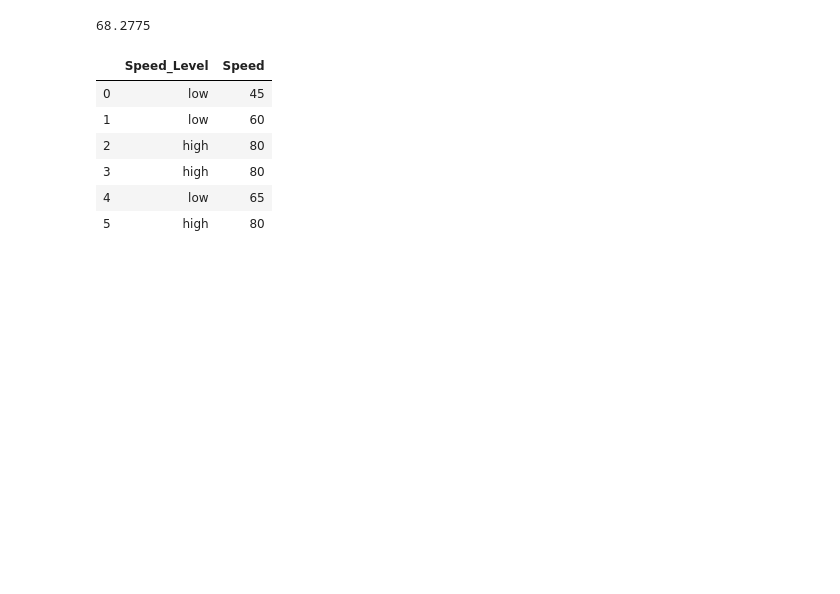
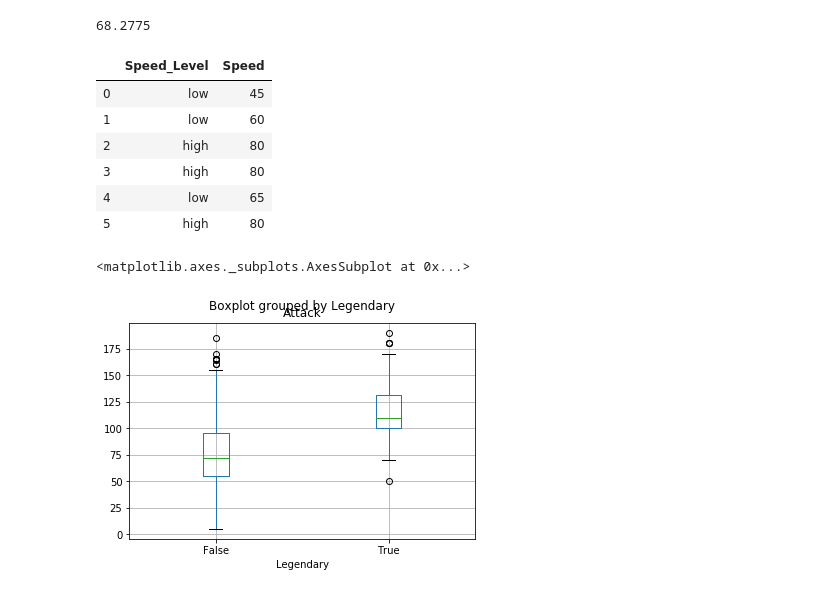
Before and after one commit to ISwordLion/Pokemon_dataset, a Jupyter notebook: Pokemon_dataset.ipynb, the cells around one changed output. Saved outputs shown, nothing was run; the diff lists cells and outputs as text; code cells hidden in the pictures; blank space fills up the shorter version.

```diff
--- a/Pokemon_dataset.ipynb
+++ b/Pokemon_dataset.ipynb
@@ -138,3 +138,8 @@ data.loc[:5, ["Speed_Level","Speed"]]
 | 3 | high | 80 |
 | 4 | low | 65 |
 | 5 | high | 80 |
+# %%
+data.boxplot(column='Attack', by='Legendary')
+# %% [output]
+<matplotlib.axes._subplots.AxesSubplot at 0x...>
+[figure, added]
```
Also changed, not shown: parts of 9 cells of this notebook.
